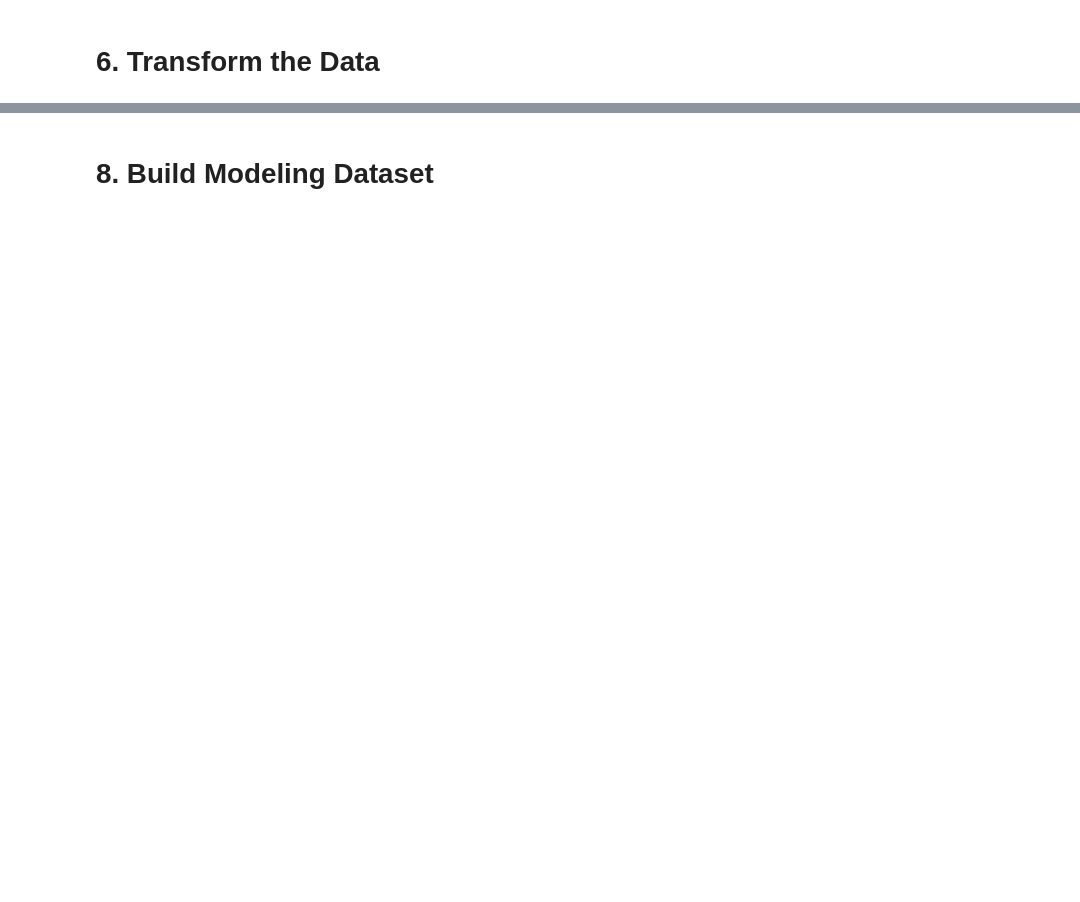
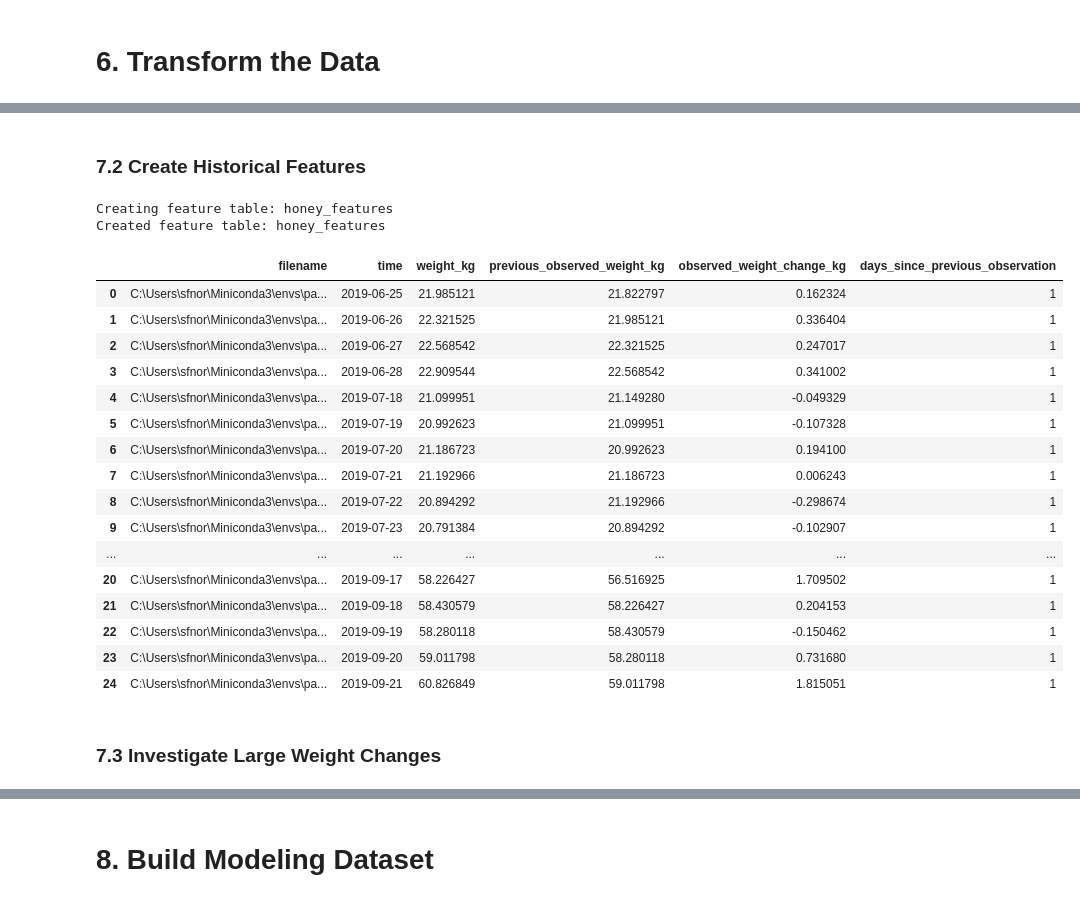
Before and after one commit to stephfn/honey-yield-predictive-model, a Jupyter notebook: Stephanie_Work/Honey_DuckDB_Practice.ipynb, the cells around one changed output, grey strips where cells are left out. Saved outputs shown, nothing was run; the diff lists cells and outputs as text; code cells hidden in the pictures; blank space fills up the shorter version.

```diff
--- a/Stephanie_Work/Honey_DuckDB_Practice.ipynb
+++ b/Stephanie_Work/Honey_DuckDB_Practice.ipynb
@@ -502,0 +677,78 @@ FROM honey_daily;
+# %% [markdown]
+### 7.2 Create Historical Features
+# %%
+# Create the feature table only if it does not already exist
+existing_tables = con.execute("SHOW TABLES;").df()
+
+if "honey_features" in existing_tables["name"].values:
+    print("Using existing feature table: honey_features")
+else:
+    print("Creating feature table: honey_features")
+
+    con.execute("""
+    CREATE TABLE honey_features AS
+    SELECT
+        *,
+
+        LAG(weight_kg) OVER (
+            PARTITION BY filename
+            ORDER BY time
+        ) AS previous_observed_weight_kg,
+
+        weight_kg
+        - LAG(weight_kg) OVER (
+            PARTITION BY filename
+            ORDER BY time
+        ) AS observed_weight_change_kg,
+
+        DATE_DIFF(
+            'day',
+            LAG(time) OVER (
+                PARTITION BY filename
+                ORDER BY time
+            ),
+            time
+        ) AS days_since_previous_observation
+
+    FROM honey_daily_clean;
+    """)
+
+    print("Created feature table: honey_features")
+# %% [output]
+Creating feature table: honey_features
+Created feature table: honey_features
+# %%
+con.execute("""
+SELECT
+    filename,
+    time,
+    weight_kg,
+    previous_observed_weight_kg,
+    observed_weight_change_kg,
+    days_since_previous_observation
+FROM honey_features
+WHERE previous_observed_weight_kg IS NOT NULL
+  AND days_since_previous_observation = 1
+ORDER BY filename, time
+LIMIT 25;
+""").df()
+# %% [output]
+|  | filename | time | weight_kg | previous_observed_weight_kg | observed_weight_change_kg | days_since_previous_observation |
+| 0 | C:\Users\sfnor\Miniconda3\envs\pa... | 2019-06-25 | 21.985121 | 21.822797 | 0.162324 | 1 |
+| 1 | C:\Users\sfnor\Miniconda3\envs\pa... | 2019-06-26 | 22.321525 | 21.985121 | 0.336404 | 1 |
+| 2 | C:\Users\sfnor\Miniconda3\envs\pa... | 2019-06-27 | 22.568542 | 22.321525 | 0.247017 | 1 |
+| 3 | C:\Users\sfnor\Miniconda3\envs\pa... | 2019-06-28 | 22.909544 | 22.568542 | 0.341002 | 1 |
+| 4 | C:\Users\sfnor\Miniconda3\envs\pa... | 2019-07-18 | 21.099951 | 21.149280 | -0.049329 | 1 |
+| 5 | C:\Users\sfnor\Miniconda3\envs\pa... | 2019-07-19 | 20.992623 | 21.099951 | -0.107328 | 1 |
+| 6 | C:\Users\sfnor\Miniconda3\envs\pa... | 2019-07-20 | 21.186723 | 20.992623 | 0.194100 | 1 |
+| 7 | C:\Users\sfnor\Miniconda3\envs\pa... | 2019-07-21 | 21.192966 | 21.186723 | 0.006243 | 1 |
+| 8 | C:\Users\sfnor\Miniconda3\envs\pa... | 2019-07-22 | 20.894292 | 21.192966 | -0.298674 | 1 |
+| 9 | C:\Users\sfnor\Miniconda3\envs\pa... | 2019-07-23 | 20.791384 | 20.894292 | -0.102907 | 1 |
+| ... | ... | ... | ... | ... | ... | ... |
+| 20 | C:\Users\sfnor\Miniconda3\envs\pa... | 2019-09-17 | 58.226427 | 56.516925 | 1.709502 | 1 |
+| 21 | C:\Users\sfnor\Miniconda3\envs\pa... | 2019-09-18 | 58.430579 | 58.226427 | 0.204153 | 1 |
+| 22 | C:\Users\sfnor\Miniconda3\envs\pa... | 2019-09-19 | 58.280118 | 58.430579 | -0.150462 | 1 |
+| 23 | C:\Users\sfnor\Miniconda3\envs\pa... | 2019-09-20 | 59.011798 | 58.280118 | 0.731680 | 1 |
+| 24 | C:\Users\sfnor\Miniconda3\envs\pa... | 2019-09-21 | 60.826849 | 59.011798 | 1.815051 | 1 |
+# %% [markdown]
+### 7.3 Investigate Large Weight Changes
```
Also changed, not shown: parts of 62 cells of this notebook.
